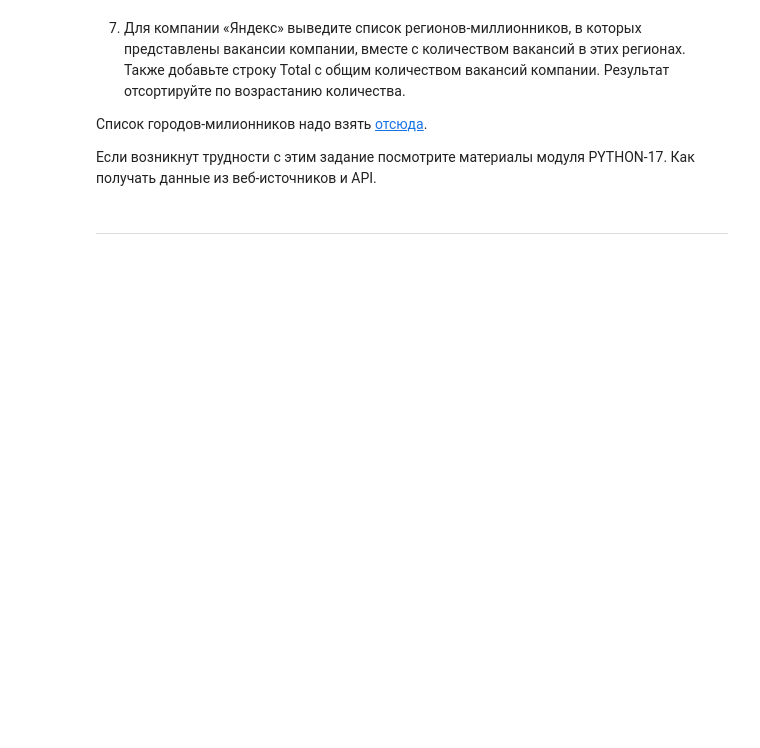
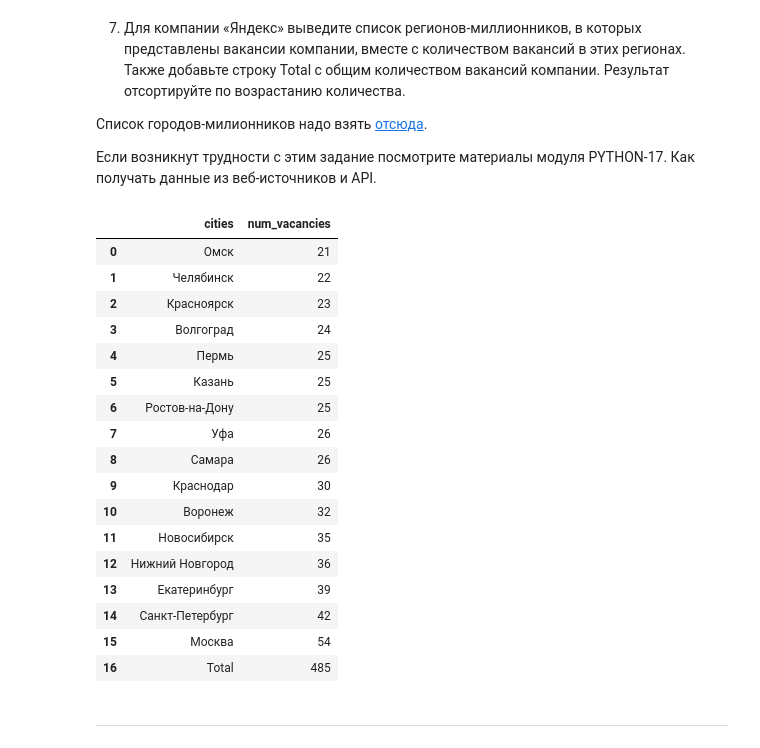
Before and after one commit to chingachguk1977/DST-HeadHunter-Pjt-2--SQL, a Jupyter notebook: SF_DST_Project2_SQL.ipynb, the cells around one changed output. Saved outputs shown, nothing was run; the diff lists cells and outputs as text; code cells hidden in the pictures; blank space fills up the shorter version.

```diff
--- a/SF_DST_Project2_SQL.ipynb
+++ b/SF_DST_Project2_SQL.ipynb
@@ -309,9 +389,58 @@ df.head()
 Если возникнут трудности с этим задание посмотрите материалы модуля  PYTHON-17. Как получать данные из веб-источников и API.
 # %%
 # код для получения списка городов-милионников
+cities = pd.read_html('https://ru.wikipedia.org/wiki/%D0%93%D0%BE%D1%80%D0%BE%D0%B4%D0%B0-%D0%BC%D0%B8%D0%BB%D0%BB%D0%B8%D0%BE%D0%BD%D0%B5%D1%80%D1%8B_%D0%A0%D0%BE%D1%81%D1%81%D0%B8%D0%B8')
+df = cities[1]
+cities_list = df['Город'].to_list()
+
+# названия из википедии вылезают криво: вместо "Воронеж" берется "Воронеж[a]",
+# поэтому приходится перебрать полученный список и повыкидывать все вхождения [a] во всех элементах.
+for city in cities_list:
+    if '[a]' in city:
+        new_city = cities_list.pop(cities_list.index(city)).replace('[a]', '')
+        cities_list.append(new_city)
+million_cities = tuple(cities_list)
 # %%
 # текст запроса
+query_5_7 = f'''
+        select a.name cities, count(v.id) num_vacancies
+        from vacancies v
+        left join areas as a on a.id = v.area_id
+        left join employers as e on v.employer_id = e.id
+        where e.name = 'Яндекс' and a.name in {million_cities}
+        group by cities
+
+        union all
+
+        select 'Total', count(v.id)
+        from vacancies v
+        left join areas as a on a.id = v.area_id
+        left join employers as e on v.employer_id = e.id
+        where e.name = 'Яндекс' and a.name in {million_cities}
+        order by num_vacancies
+'''
 # %%
 # результат запроса
+df = pd.read_sql_query(query_5_7, connection)
+df
+# %% [output]
+|  | cities | num_vacancies |
+| 0 | Омск | 21 |
+| 1 | Челябинск | 22 |
+| 2 | Красноярск | 23 |
+| 3 | Волгоград | 24 |
+| 4 | Пермь | 25 |
+| 5 | Казань | 25 |
+| 6 | Ростов-на-Дону | 25 |
+| 7 | Уфа | 26 |
+| 8 | Самара | 26 |
+| 9 | Краснодар | 30 |
+| 10 | Воронеж | 32 |
+| 11 | Новосибирск | 35 |
+| 12 | Нижний Новгород | 36 |
+| 13 | Екатеринбург | 39 |
+| 14 | Санкт-Петербург | 42 |
+| 15 | Москва | 54 |
+| 16 | Total | 485 |
 # %% [markdown]
 ***
```
Also changed, not shown: parts of 44 cells of this notebook.
